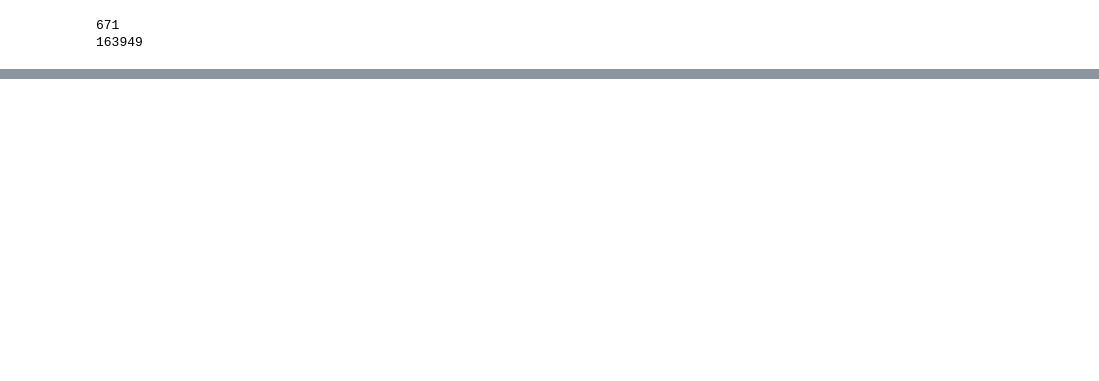
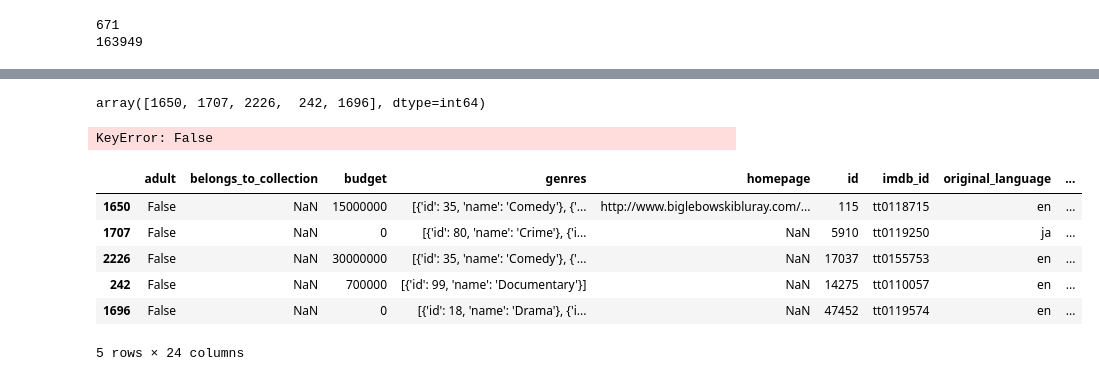
Before and after one commit to NiharKashyap/Movie-Recommender-System, a Jupyter notebook: Movie_recommenderDL.ipynb, the cells around one changed output, grey strips where cells are left out. Saved outputs shown, nothing was run; the diff lists cells and outputs as text; code cells hidden in the pictures; blank space fills up the shorter version.

```diff
--- a/Movie_recommenderDL.ipynb
+++ b/Movie_recommenderDL.ipynb
@@ -145,0 +179,29 @@ Epoch 5/5
+# %%
+Movie_id =list(merged_movies.id.drop_duplicates())
+
+dict_map = {}
+for i in Movie_id:
+    try:
+        dict_map[i] = merged_movies.iloc[i]['title']
+    except:
+        continue
+
+out_v = open('vecs.tsv', 'w')
+out_m = open('meta.tsv', 'w')
+for i in Movie_id:
+    try:
+        movie = dict_map[i]
+        embeddings = embedd_weights[i]
+        out_m.write(movie + "\n")
+        out_v.write('\t'.join([str(x) for x in embeddings]) + "\n")
+    except:
+        continue
+
+out_v.close()
+out_m.close()
+# %%
+#Making recommendations for user 100
+movie_arr = np.array(Movie_id) #get all book IDs
+user = np.array([1 for i in range(len(Movie_id))])
+pred = model.predict([movie_arr, user])
+pred
@@ -145,0 +216,22 @@ Epoch 5/5
+# %%
+pred = pred.reshape(-1) #reshape to single dimension
+pred_ids = (-pred).argsort()[0:5]
+pred_ids
+# %% [output]
+array([1650, 1707, 2226,  242, 1696], dtype=int64)
+# %%
+merged_movies['id'==[pred_ids]]
+# %% [output]
+KeyError: False
+# %%
+movies = pd.read_csv('C://Projects//Movie Recommender System//Datasets//movies_metadata.csv')
+# %%
+movies.iloc[pred_ids]
+# %% [output]
+|  | adult | belongs_to_collection | budget | genres | homepage | id | imdb_id | original_language | ... |
+| 1650 | False | NaN | 15000000 | [{'id': 35, 'name': 'Comedy'}, {'... | http://www.biglebowskibluray.com/... | 115 | tt0118715 | en | ... |
+| 1707 | False | NaN | 0 | [{'id': 80, 'name': 'Crime'}, {'i... | NaN | 5910 | tt0119250 | ja | ... |
+| 2226 | False | NaN | 30000000 | [{'id': 35, 'name': 'Comedy'}, {'... | NaN | 17037 | tt0155753 | en | ... |
+| 242 | False | NaN | 700000 | [{'id': 99, 'name': 'Documentary'}] | NaN | 14275 | tt0110057 | en | ... |
+| 1696 | False | NaN | 0 | [{'id': 18, 'name': 'Drama'}, {'i... | NaN | 47452 | tt0119574 | en | ... |
+5 rows × 24 columns
```
Also changed, not shown: parts of 11 cells of this notebook, 4 other files.
